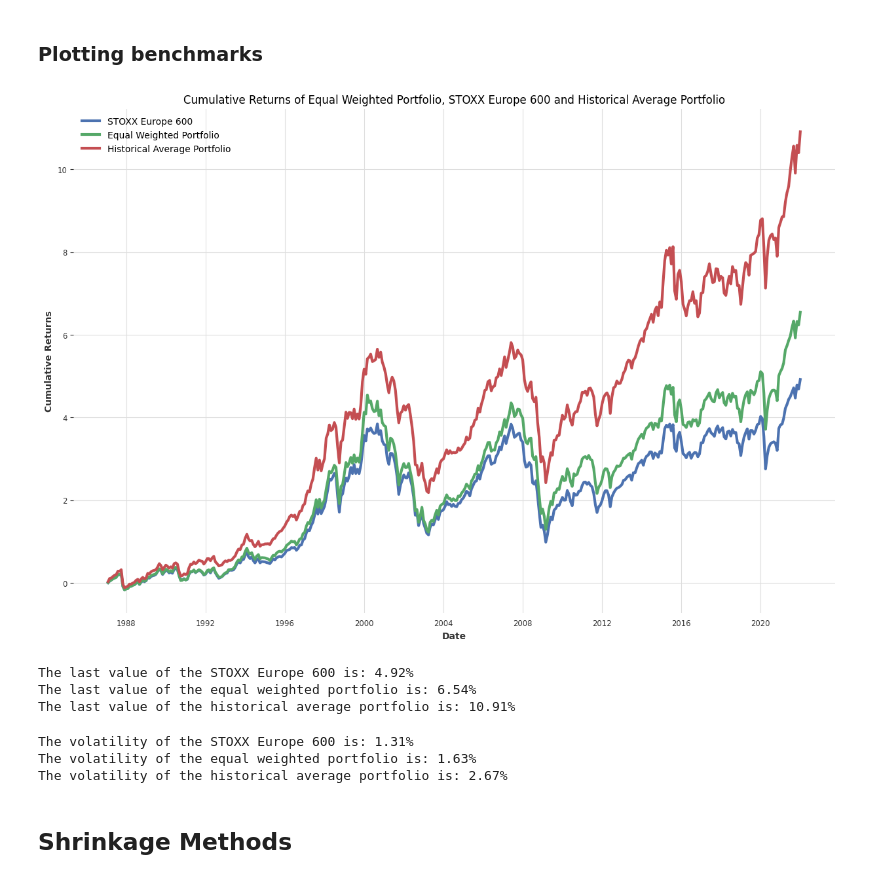
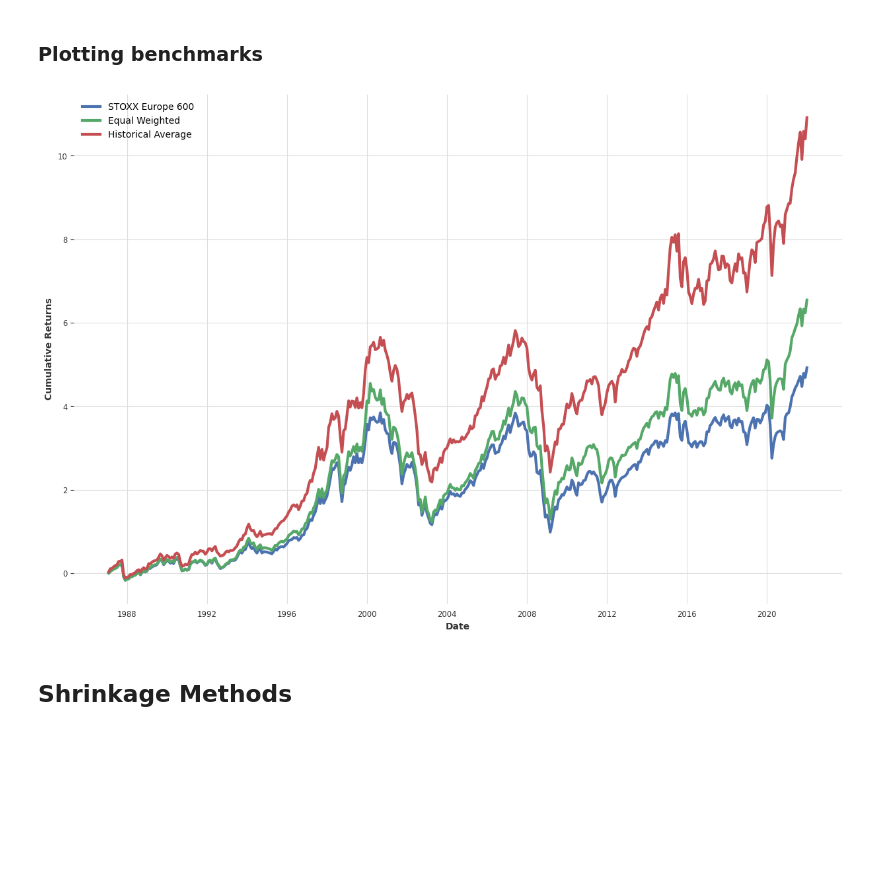
Before and after one commit to Ankru98/masterthesis, a Jupyter notebook: shrinkage_building_model_portfolio.ipynb, the cells around one changed output. Saved outputs shown, nothing was run; the diff lists cells and outputs as text; code cells hidden in the pictures; blank space fills up the shorter version.

```diff
--- a/shrinkage_building_model_portfolio.ipynb
+++ b/shrinkage_building_model_portfolio.ipynb
@@ -186,31 +177,13 @@ The sum of all weights is: 1.0
 # %%
 # plot the cumulative returns of the equal weighted portfolio, the STOXX Europe 600 and the historical average portfolio
 plt.figure(figsize=(15,10))
 plt.plot(cum_returns_portfolio['STOXX Europe 600'], label='STOXX Europe 600', lw=3)
-plt.plot(portfolio_returns['equal_weighted'], label='Equal Weighted Portfolio', lw=3)
-plt.plot(portfolio_returns['historical_average'], label='Historical Average Portfolio', lw=3)
+plt.plot(portfolio_returns['equal_weighted'], label='Equal Weighted', lw=3)
+plt.plot(portfolio_returns['historical_average'], label='Historical Average', lw=3)
 plt.legend(loc='upper left')
-plt.title('Cumulative Returns of Equal Weighted Portfolio, STOXX Europe 600 and Historical Average Portfolio')
+#plt.title('Cumulative Returns of Equal Weighted Portfolio, STOXX Europe 600 and Historical Average Portfolio')
 plt.xlabel('Date')
 plt.ylabel('Cumulative Returns')
 plt.show();
 # %% [output]
-[figure, old version]
+[figure, new version]
-# %%
-# show only the last value of equal weighted portfolio, STOXX Europe 600 and historical average portfolio
-print('The last value of the STOXX Europe 600 is: ' + str(round(cum_returns_portfolio.iloc[-1,0], 2)) + '%')
-print('The last value of the equal weighted portfolio is: ' + str(round(portfolio_returns.iloc[-1,0], 2)) + '%')
-print('The last value of the historical average portfolio is: ' + str(round(portfolio_returns.iloc[-1,1], 2)) + '%')
-# %% [output]
-The last value of the STOXX Europe 600 is: 4.92%
-The last value of the equal weighted portfolio is: 6.54%
-The last value of the historical average portfolio is: 10.91%
-# %%
-# show their respective volatility
-print('The volatility of the STOXX Europe 600 is: ' + str(round(cum_returns_portfolio.iloc[:,0].std(), 2)) + '%')
-print('The volatility of the equal weighted portfolio is: ' + str(round(portfolio_returns.iloc[:,0].std(), 2)) + '%')
-print('The volatility of the historical average portfolio is: ' + str(round(portfolio_returns.iloc[:,1].std(), 2)) + '%')
-# %% [output]
-The volatility of the STOXX Europe 600 is: 1.31%
-The volatility of the equal weighted portfolio is: 1.63%
-The volatility of the historical average portfolio is: 2.67%
```
Also changed, not shown: parts of 156 cells of this notebook, 8 other files.
